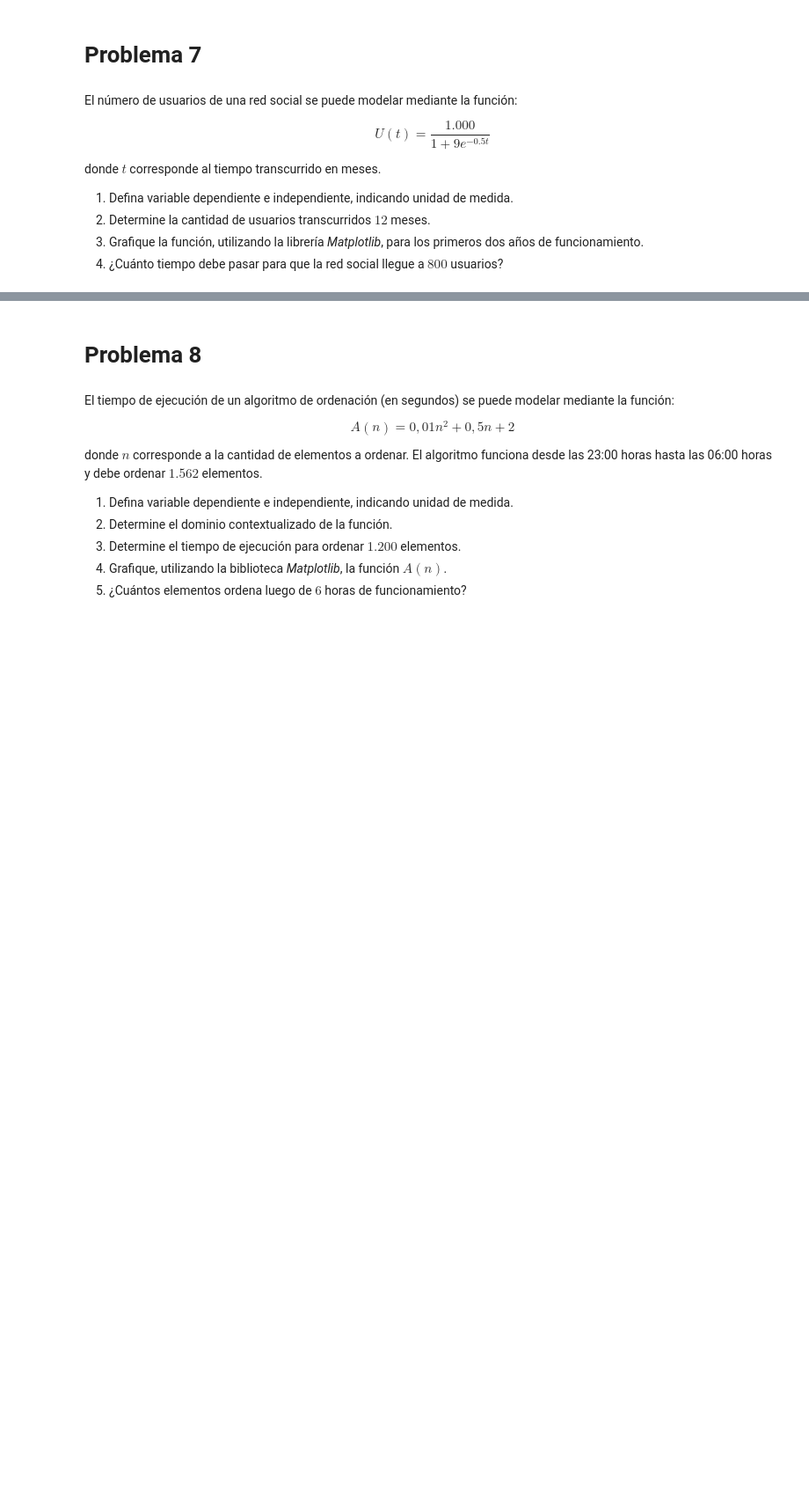
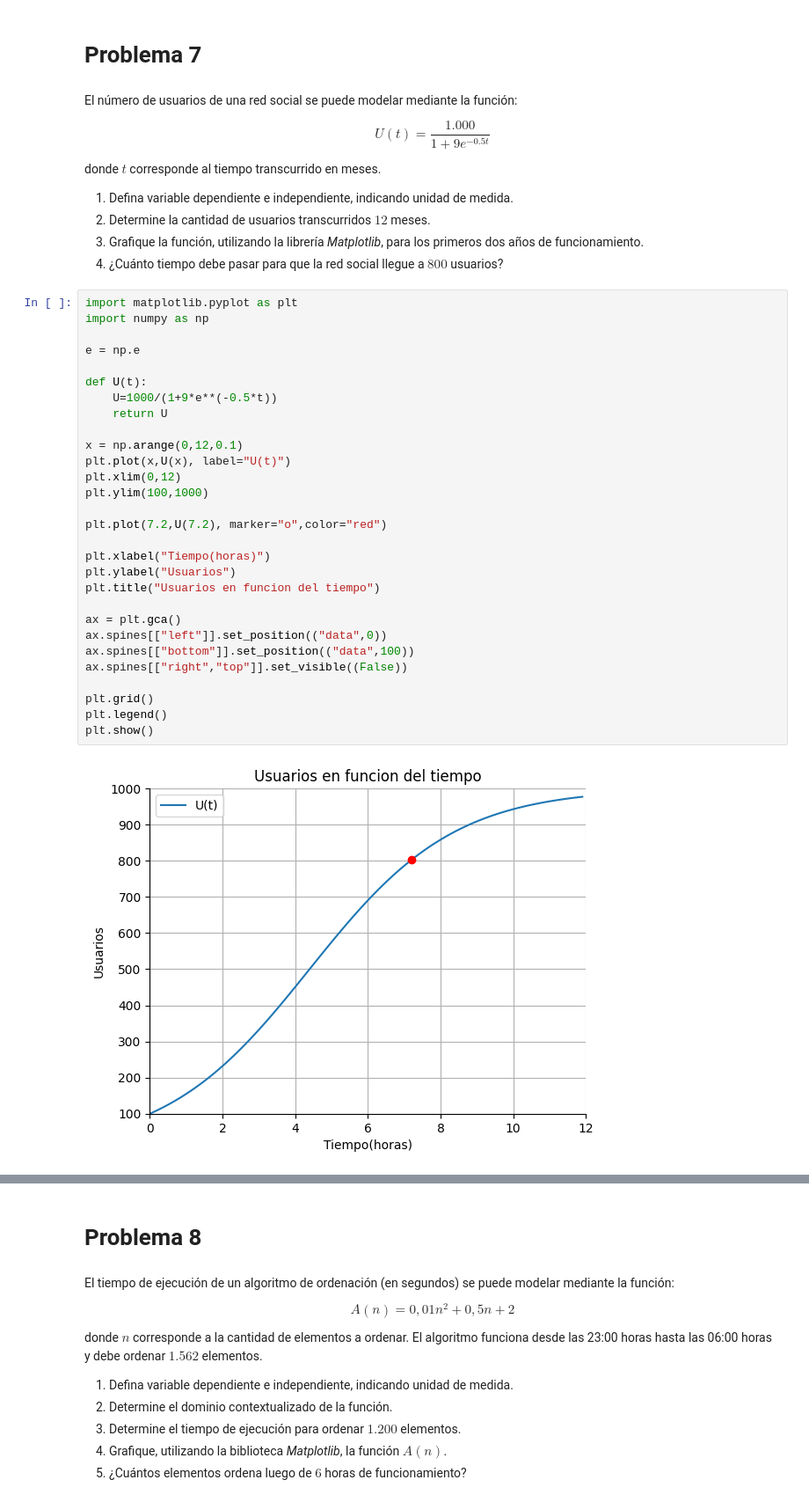
Before and after one commit to tomasm-duoc/Trabajos, a Jupyter notebook: 2do Semestre/MAT Aplicada/14.08/G1_Funciones.ipynb, the cells around one changed output, grey strips where cells are left out. Shown at 88% size. Cells and saved outputs as stored; diff of their text form; blank space fills up the shorter version.

```diff
--- a/2do Semestre/MAT Aplicada/14.08/G1_Funciones.ipynb
+++ b/2do Semestre/MAT Aplicada/14.08/G1_Funciones.ipynb
@@ -140,3 +261,34 @@ donde $t$ corresponde al tiempo transcurrido en meses.
 2.  Determine la cantidad de usuarios transcurridos $12$ meses.
 3.  Grafique la función, utilizando la librería *Matplotlib*, para los primeros dos años de funcionamiento.
 4.  ¿Cuánto tiempo debe pasar para que la red social llegue a $800$ usuarios?
+# %%
+import matplotlib.pyplot as plt
+import numpy as np
+
+e = np.e
+
+def U(t):
+    U=1000/(1+9*e**(-0.5*t))
+    return U
+
+x = np.arange(0,12,0.1)
+plt.plot(x,U(x), label="U(t)")
+plt.xlim(0,12)
+plt.ylim(100,1000)
+
+plt.plot(7.2,U(7.2), marker="o",color="red")
+
+plt.xlabel("Tiempo(horas)")
+plt.ylabel("Usuarios")
+plt.title("Usuarios en funcion del tiempo")
+
+ax = plt.gca()
+ax.spines[["left"]].set_position(("data",0))
+ax.spines[["bottom"]].set_position(("data",100))
+ax.spines[["right","top"]].set_visible((False))
+
+plt.grid()
+plt.legend()
+plt.show()
+# %% [output]
+[figure, added]
```
Also changed, not shown: parts of 33 cells of this notebook, 1 other file.
